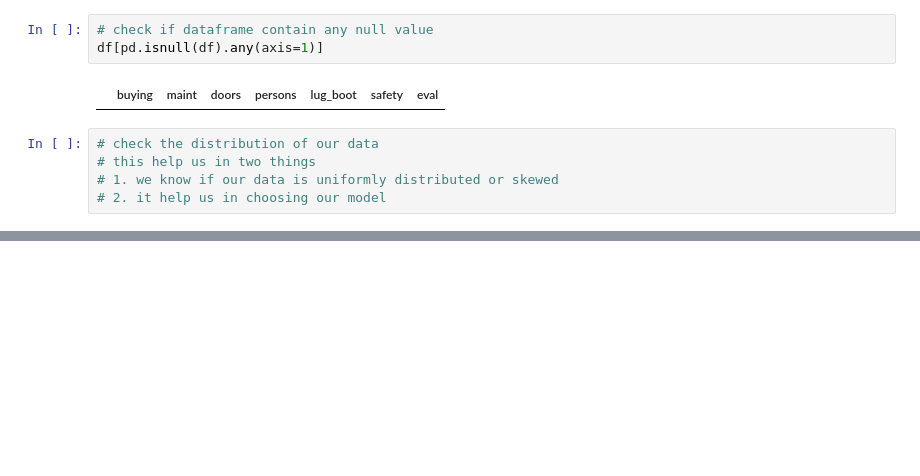
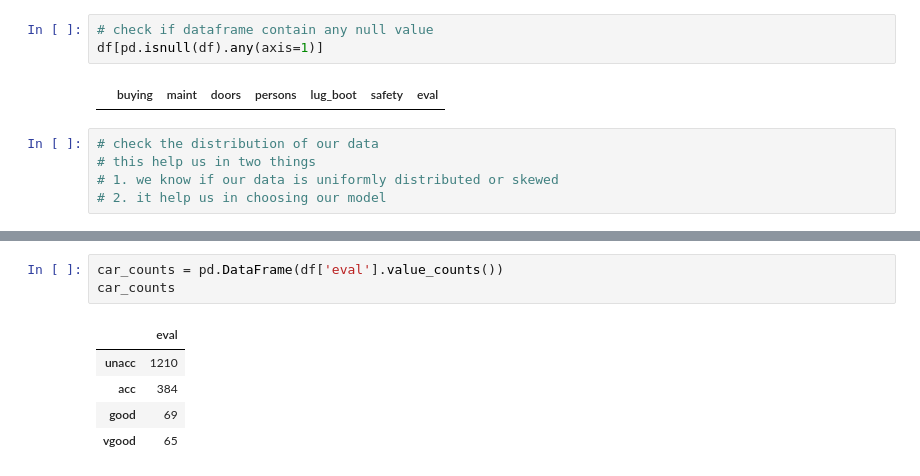
Before and after one commit to benisi/ML_classification_problem, a Jupyter notebook: classification.ipynb, the cells around one changed output, grey strips where cells are left out. Cells and saved outputs as stored; diff of their text form; blank space fills up the shorter version.

```diff
--- a/classification.ipynb
+++ b/classification.ipynb
@@ -36,0 +47,9 @@ df[pd.isnull(df).any(axis=1)]
+# %%
+car_counts = pd.DataFrame(df['eval'].value_counts())
+car_counts
+# %% [output]
+|  | eval |
+| unacc | 1210 |
+| acc | 384 |
+| good | 69 |
+| vgood | 65 |
```
Also changed, not shown: parts of 6 cells of this notebook.
